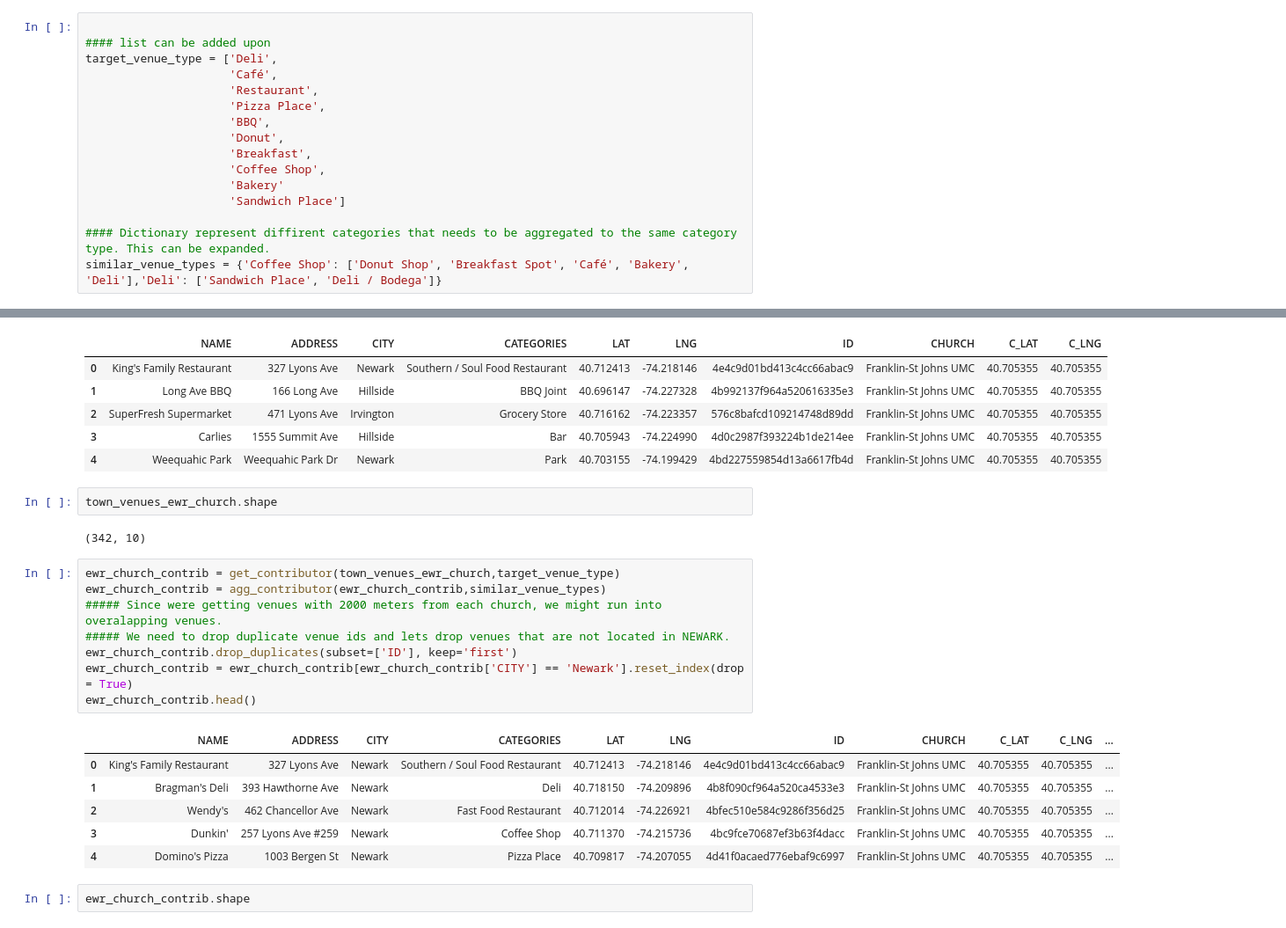
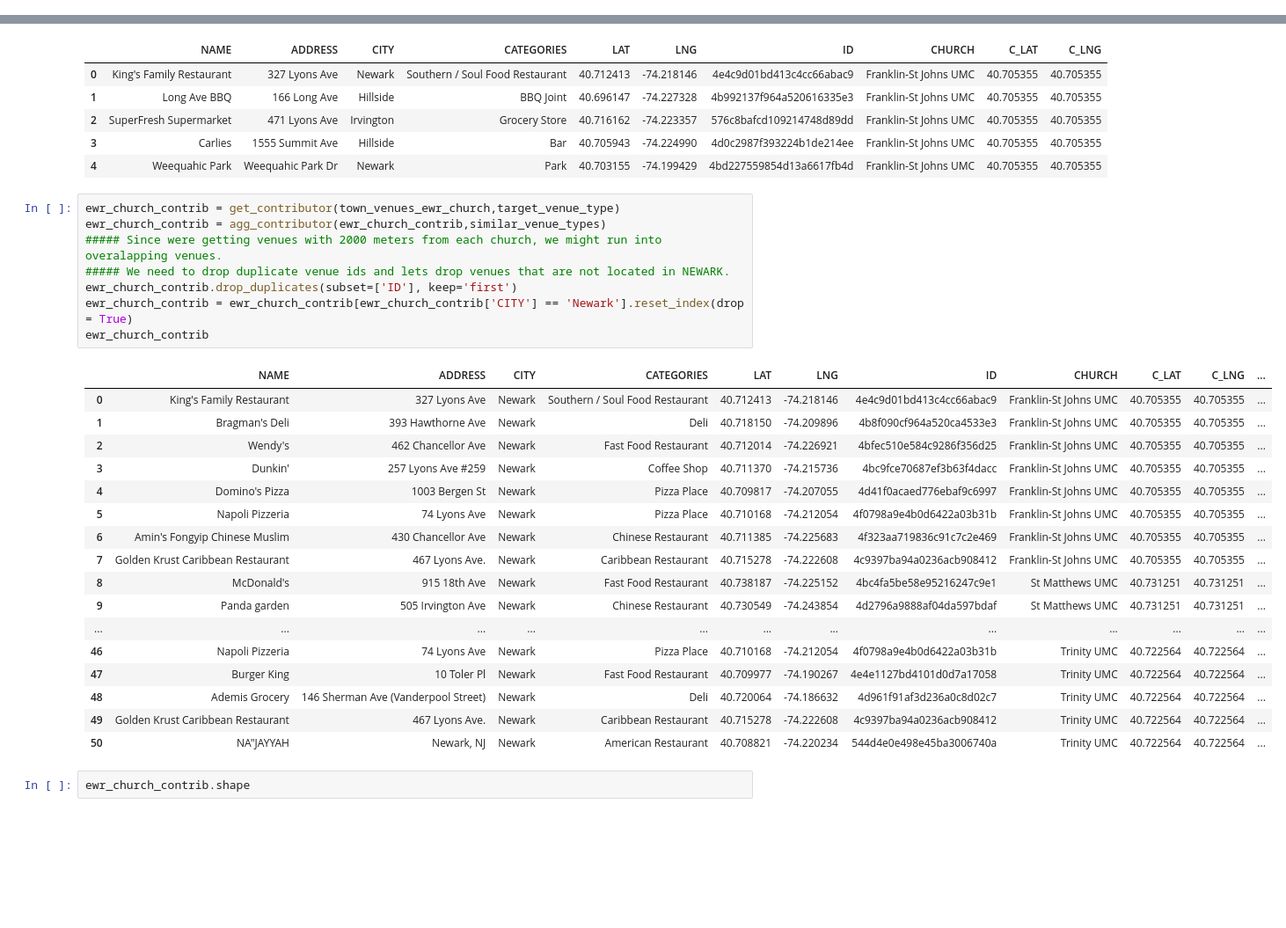
Before and after one commit to bgina875/CourseraCapstone, a Jupyter notebook: My CapstoneProjectWeek2.ipynb, the cells around one changed output, grey strips where cells are left out. Shown at 88% size. Drawn from its saved outputs; the diff is of its cells as text; blank space fills up the shorter version.

```diff
--- a/My CapstoneProjectWeek2.ipynb
+++ b/My CapstoneProjectWeek2.ipynb
@@ -503,21 +540,5 @@ target_venue_type = ['Deli',
 
 #### Dictionary represent diffirent categories that needs to be aggregated to the same category type. This can be expanded.
 similar_venue_types = {'Coffee Shop': ['Donut Shop', 'Breakfast Spot', 'Café', 'Bakery', 'Deli'],'Deli': ['Sandwich Place', 'Deli / Bodega']}
-# %%
-
-#### list can be added upon
-target_venue_type = ['Deli',
-                     'Café',
-                     'Restaurant',
-                     'Pizza Place',
-                     'BBQ',
-                     'Donut',
-                     'Breakfast',
-                     'Coffee Shop',
-                     'Bakery'
-                     'Sandwich Place']
-
-#### Dictionary represent diffirent categories that needs to be aggregated to the same category type. This can be expanded.
-similar_venue_types = {'Coffee Shop': ['Donut Shop', 'Breakfast Spot', 'Café', 'Bakery', 'Deli'],'Deli': ['Sandwich Place', 'Deli / Bodega']}
 # %%
 town_venue_ewr_contrib = get_contributor(town_venues_ewr, target_venue_type)
@@ -585,25 +636,32 @@ town_venues_ewr_church.head()
 | 2 | SuperFresh Supermarket | 471 Lyons Ave | Irvington | Grocery Store | 40.716162 | -74.223357 | 576c8bafcd109214748d89dd | Franklin-St Johns UMC | 40.705355 | 40.705355 |
 | 3 | Carlies | 1555 Summit Ave | Hillside | Bar | 40.705943 | -74.224990 | 4d0c2987f393224b1de214ee | Franklin-St Johns UMC | 40.705355 | 40.705355 |
 | 4 | Weequahic Park | Weequahic Park Dr | Newark | Park | 40.703155 | -74.199429 | 4bd227559854d13a6617fb4d | Franklin-St Johns UMC | 40.705355 | 40.705355 |
-# %%
-town_venues_ewr_church.shape
-# %% [output]
-(342, 10)
 # %%
 ewr_church_contrib = get_contributor(town_venues_ewr_church,target_venue_type)
 ewr_church_contrib = agg_contributor(ewr_church_contrib,similar_venue_types)
 ##### Since were getting venues with 2000 meters from each church, we might run into overalapping venues.
 ##### We need to drop duplicate venue ids and lets drop venues that are not located in NEWARK.
 ewr_church_contrib.drop_duplicates(subset=['ID'], keep='first')
 ewr_church_contrib = ewr_church_contrib[ewr_church_contrib['CITY'] == 'Newark'].reset_index(drop = True)
-ewr_church_contrib.head()
+ewr_church_contrib
 # %% [output]
 |  | NAME | ADDRESS | CITY | CATEGORIES | LAT | LNG | ID | CHURCH | C_LAT | C_LNG | ... |
 | 0 | King's Family Restaurant | 327 Lyons Ave | Newark | Southern / Soul Food Restaurant | 40.712413 | -74.218146 | 4e4c9d01bd413c4cc66abac9 | Franklin-St Johns UMC | 40.705355 | 40.705355 | ... |
 | 1 | Bragman's Deli | 393 Hawthorne Ave | Newark | Deli | 40.718150 | -74.209896 | 4b8f090cf964a520ca4533e3 | Franklin-St Johns UMC | 40.705355 | 40.705355 | ... |
 | 2 | Wendy's | 462 Chancellor Ave | Newark | Fast Food Restaurant | 40.712014 | -74.226921 | 4bfec510e584c9286f356d25 | Franklin-St Johns UMC | 40.705355 | 40.705355 | ... |
 | 3 | Dunkin' | 257 Lyons Ave #259 | Newark | Coffee Shop | 40.711370 | -74.215736 | 4bc9fce70687ef3b63f4dacc | Franklin-St Johns UMC | 40.705355 | 40.705355 | ... |
 | 4 | Domino's Pizza | 1003 Bergen St | Newark | Pizza Place | 40.709817 | -74.207055 | 4d41f0acaed776ebaf9c6997 | Franklin-St Johns UMC | 40.705355 | 40.705355 | ... |
+| 5 | Napoli Pizzeria | 74 Lyons Ave | Newark | Pizza Place | 40.710168 | -74.212054 | 4f0798a9e4b0d6422a03b31b | Franklin-St Johns UMC | 40.705355 | 40.705355 | ... |
+| 6 | Amin's Fongyip Chinese Muslim | 430 Chancellor Ave | Newark | Chinese Restaurant | 40.711385 | -74.225683 | 4f323aa719836c91c7c2e469 | Franklin-St Johns UMC | 40.705355 | 40.705355 | ... |
+| 7 | Golden Krust Caribbean Restaurant | 467 Lyons Ave. | Newark | Caribbean Restaurant | 40.715278 | -74.222608 | 4c9397ba94a0236acb908412 | Franklin-St Johns UMC | 40.705355 | 40.705355 | ... |
+| 8 | McDonald's | 915 18th Ave | Newark | Fast Food Restaurant | 40.738187 | -74.225152 | 4bc4fa5be58e95216247c9e1 | St Matthews UMC | 40.731251 | 40.731251 | ... |
+| 9 | Panda garden | 505 Irvington Ave | Newark | Chinese Restaurant | 40.730549 | -74.243854 | 4d2796a9888af04da597bdaf | St Matthews UMC | 40.731251 | 40.731251 | ... |
+| ... | ... | ... | ... | ... | ... | ... | ... | ... | ... | ... | ... |
+| 46 | Napoli Pizzeria | 74 Lyons Ave | Newark | Pizza Place | 40.710168 | -74.212054 | 4f0798a9e4b0d6422a03b31b | Trinity UMC | 40.722564 | 40.722564 | ... |
+| 47 | Burger King | 10 Toler Pl | Newark | Fast Food Restaurant | 40.709977 | -74.190267 | 4e4e1127bd4101d0d7a17058 | Trinity UMC | 40.722564 | 40.722564 | ... |
+| 48 | Ademis Grocery | 146 Sherman Ave (Vanderpool Street) | Newark | Deli | 40.720064 | -74.186632 | 4d961f91af3d236a0c8d02c7 | Trinity UMC | 40.722564 | 40.722564 | ... |
+| 49 | Golden Krust Caribbean Restaurant | 467 Lyons Ave. | Newark | Caribbean Restaurant | 40.715278 | -74.222608 | 4c9397ba94a0236acb908412 | Trinity UMC | 40.722564 | 40.722564 | ... |
+| 50 | NA"JAYYAH | Newark, NJ | Newark | American Restaurant | 40.708821 | -74.220234 | 544d4e0e498e45ba3006740a | Trinity UMC | 40.722564 | 40.722564 | ... |
 # %%
 ewr_church_contrib.shape
 # %% [output]
```
Also changed, not shown: parts of 22 cells of this notebook.
